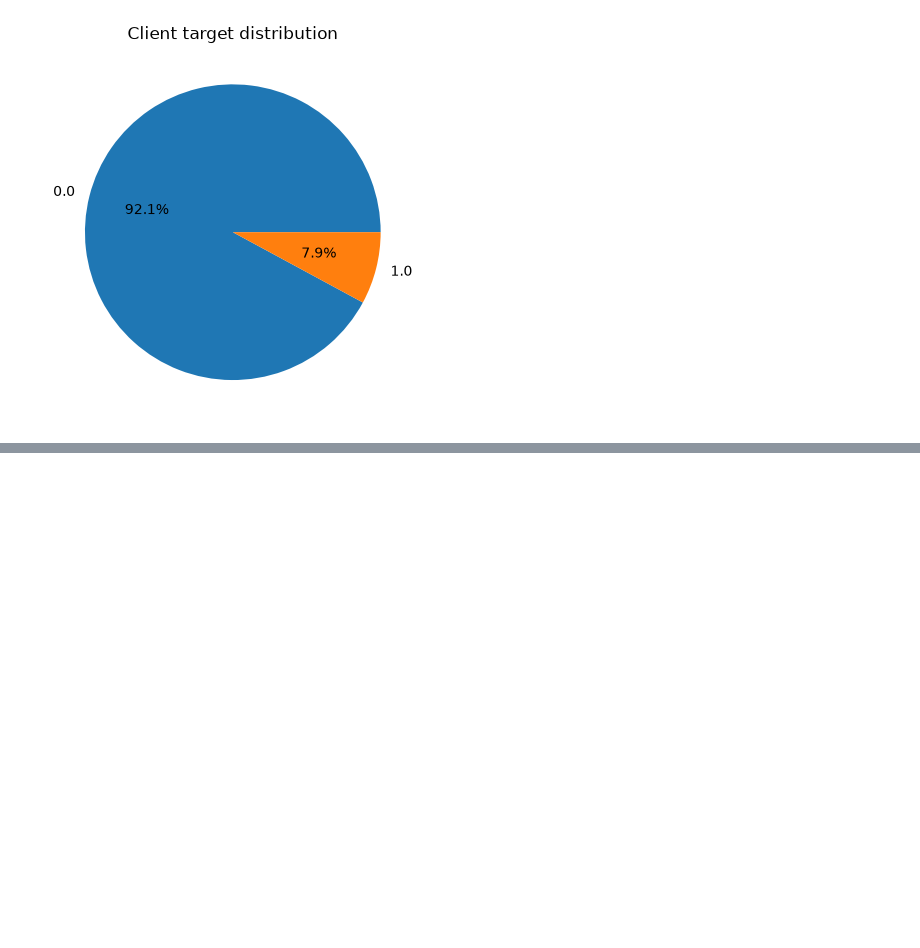
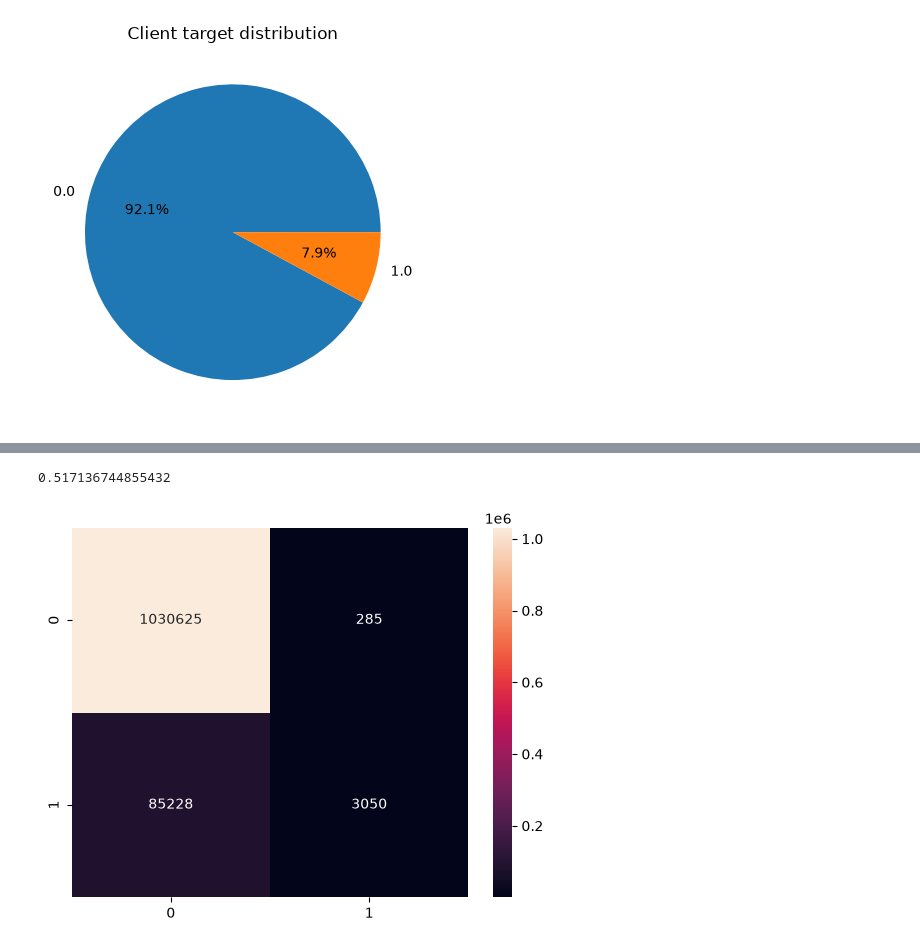
Before and after one commit to alexandervonwernherr/ds-ml-project, a Jupyter notebook: fraud_detection_beautified.ipynb, the cells around one changed output, grey strips where cells are left out. Saved outputs shown, nothing was run; the diff lists cells and outputs as text; code cells hidden in the pictures; blank space fills up the shorter version.

```diff
--- a/fraud_detection_beautified.ipynb
+++ b/fraud_detection_beautified.ipynb
@@ -62,19 +65,34 @@ ValueError: could not convert string to float: '11/05/2009'
 # %%
 from lightgbm import LGBMClassifier
 from sklearn.pipeline import Pipeline
-from sklearn.model_selection import GridSearchCV
+from sklearn.model_selection import GridSearchCV, StratifiedKFold, RandomizedSearchCV
 
-lgbm = LGBMClassifier()
+lgbm = LGBMClassifier(n_jobs = 8, random_state=42)
 pg = {
     "learning_rate": [0.01, 0.1, 0.2, 1],
     "n_estimators": [10, 100, 200],
-    "subsample_for_bin": [1000, 10000, 20000],
+    "subsample_for_bin": [10000, 20000, 50000],
 }
-gscv = GridSearchCV(
-    estimator=lgbm,
-    param_grid=pg,
-    n_jobs=8,
-    scoring="roc_auc"
-)
+cv = StratifiedKFold(n_splits=5, shuffle=True, random_state=42)
 
-gscv.fit(x_scaled, y_train)
+if 0:
+    gscv = GridSearchCV(
+        estimator=lgbm,
+        param_grid=pg,
+        n_jobs=8,
+        scoring=["roc_auc", "f1"],
+        refit="roc_auc",
+        cv=cv
+    )
+else:
+    gscv = RandomizedSearchCV(
+        estimator=lgbm,
+        param_distributions=pg,
+        n_jobs=8,
+        n_iter=4,
+        scoring=["roc_auc", "f1"],
+        refit="roc_auc",
+        cv=cv
+    )
+
+gscv.fit(X_train, y_train)
@@ -87,0 +131,9 @@ sns.heatmap(cm, annot=True, fmt="d", cmap="Blues")
+# %%
+test_proba = gscv.predict_proba(X_test)[:, 1]
+y_pred = (test_proba >= 0.7).astype(int)
+
+cm = confusion_matrix(y_test, y_pred)
+sns.heatmap(cm, annot=True, fmt="d", xticklabels=[0, 1], yticklabels=[0, 1])
+# %% [output]
+0.517136744855432
+[figure, added]
```
Also changed, not shown: parts of 7 cells of this notebook.
